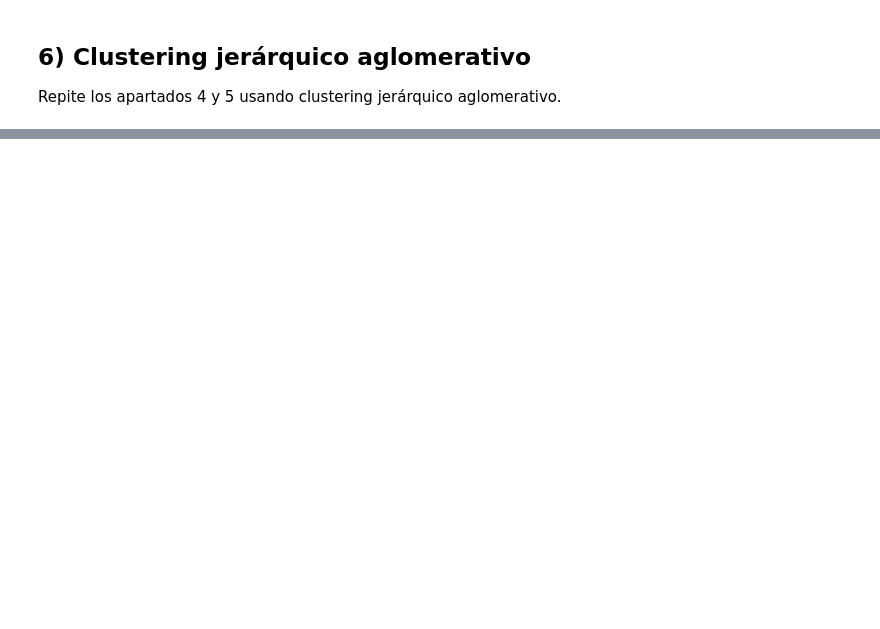
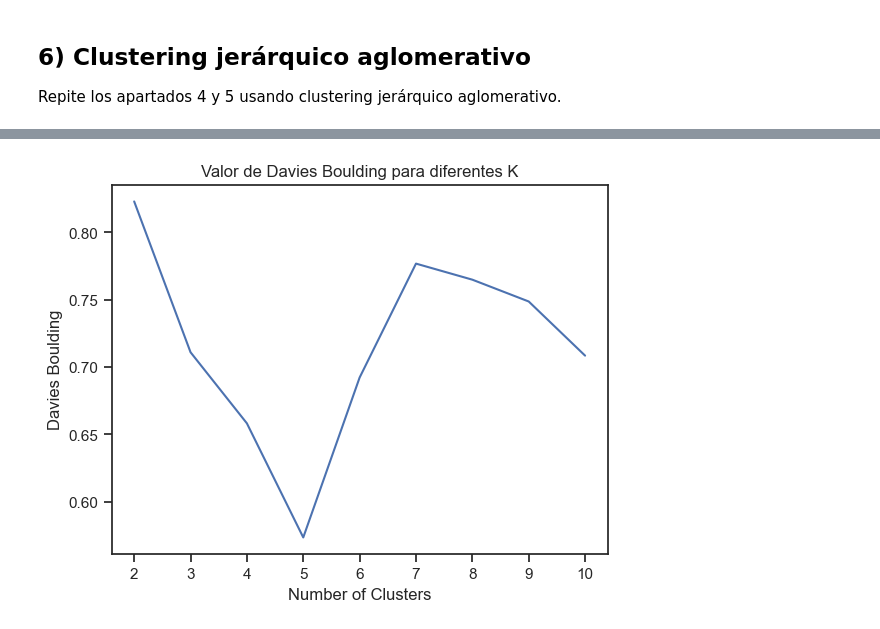
Before and after one commit to ALK222/IA2, a Jupyter notebook: labs/lab2/P2_ap1_clustering_enunciado.ipynb, the cells around one changed output, grey strips where cells are left out. Saved outputs shown, nothing was run; the diff lists cells and outputs as text; code cells hidden in the pictures; blank space fills up the shorter version.

```diff
--- a/labs/lab2/P2_ap1_clustering_enunciado.ipynb
+++ b/labs/lab2/P2_ap1_clustering_enunciado.ipynb
@@ -300,0 +449,26 @@ Repite los apartados 4 y 5 usando clustering jerárquico aglomerativo.
+# %%
+
+from sklearn.cluster import AgglomerativeClustering
+from sklearn.metrics import davies_bouldin_score, silhouette_score
+
+# Crear una instancia del agrupador jerárquico aglomerativo
+K_MAX = 11
+score = np.zeros(K_MAX - 2)
+davies_boulding = np.zeros(K_MAX -2)
+silhouette = np.zeros(K_MAX - 2)
+
+for k in range(2, K_MAX):
+    ag = AgglomerativeClustering(n_clusters=k, linkage='ward', affinity='euclidean')
+    ag.fit(df_scaled)
+
+    #score[k-2] = -1*ag.score(df_scaled)
+    davies_boulding[k-2] = davies_bouldin_score(df_scaled, ag.labels_)
+    silhouette[k-2] = silhouette_score(df_scaled, ag.labels_)
+# %%
+plt.plot(range(2, K_MAX), davies_boulding)
+plt.xlabel('Number of Clusters')
+plt.ylabel('Davies Boulding')
+plt.title('Valor de Davies Boulding para diferentes K')
+plt.show()
+# %% [output]
+[figure, added]
```
Also changed, not shown: parts of 16 cells of this notebook.
